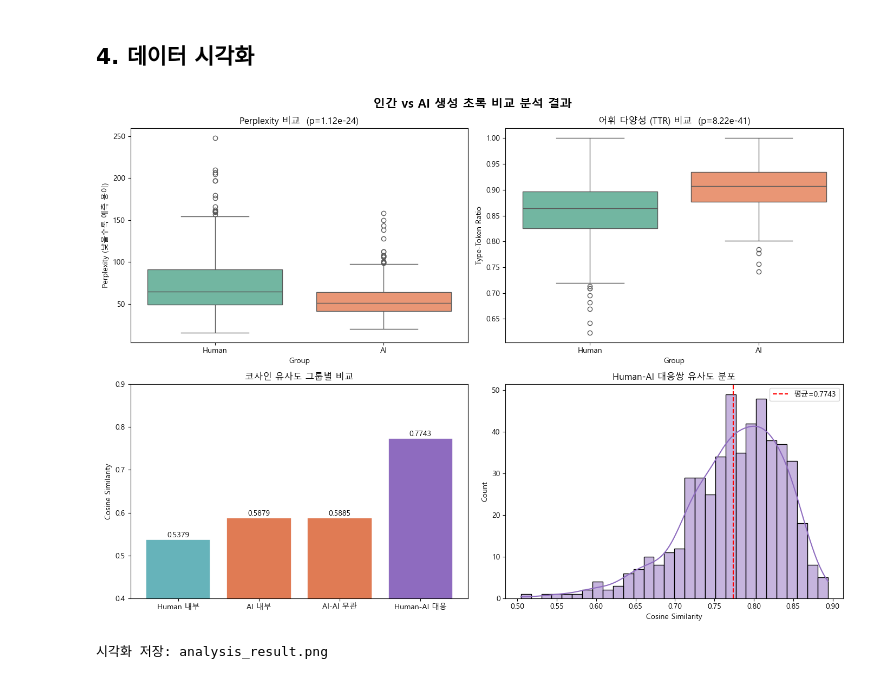
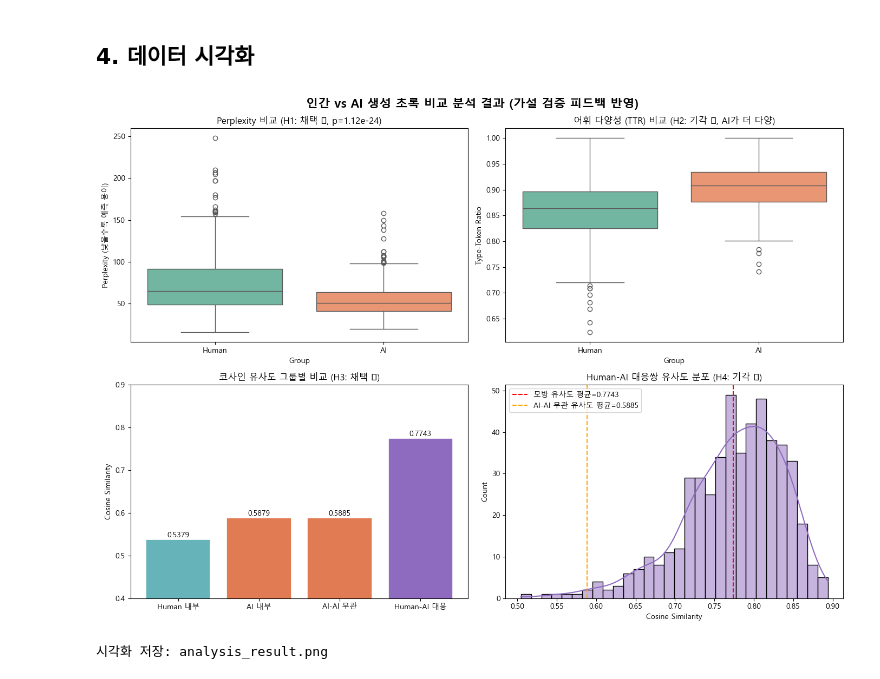
Before and after one commit to nuclyee72/ML_Team_Project_AbstractComp, a Jupyter notebook: data_analysis.ipynb, the cells around one changed output. Drawn from its saved outputs; the diff is of its cells as text; code cells hidden in the pictures.

```diff
--- a/data_analysis.ipynb
+++ b/data_analysis.ipynb
@@ -246,51 +249,53 @@ print("→ 4가지 가설 모두 유의수준 α=0.05 하에서 채택")
 ## 4. 데이터 시각화
 # %%
 fig, axes = plt.subplots(2, 2, figsize=(14, 10))
-fig.suptitle('인간 vs AI 생성 초록 비교 분석 결과', fontsize=16, fontweight='bold')
+fig.suptitle('인간 vs AI 생성 초록 비교 분석 결과 (가설 검증 피드백 반영)', fontsize=16, fontweight='bold')
 
-# 1. PPL Boxplot
+# 1. PPL Boxplot (채택)
 ppl_data = pd.DataFrame({
     'Perplexity': pd.concat([df['ppl_human'], df['ppl_ai']], ignore_index=True),
     'Group': ['Human']*len(df) + ['AI']*len(df)
 })
 sns.boxplot(x='Group', y='Perplexity', data=ppl_data, palette='Set2', ax=axes[0,0])
-axes[0,0].set_title(f'Perplexity 비교  (p=1.12e-24)')
+axes[0,0].set_title('Perplexity 비교 (H1: 채택 ✅, p=1.12e-24)')
 axes[0,0].set_ylabel('Perplexity (낮을수록 예측 용이)')
 
-# 2. TTR Boxplot
+# 2. TTR Boxplot (기각: 실제로는 AI TTR이 더 높음)
 ttr_data = pd.DataFrame({
     'TTR': pd.concat([df['ttr_human'], df['ttr_ai']], ignore_index=True),
     'Group': ['Human']*len(df) + ['AI']*len(df)
 })
 sns.boxplot(x='Group', y='TTR', data=ttr_data, palette='Set2', ax=axes[0,1])
-axes[0,1].set_title('어휘 다양성 (TTR) 비교  (p=8.22e-41)')
+axes[0,1].set_title('어휘 다양성 (TTR) 비교 (H2: 기각 ❌, AI가 더 다양)')
 axes[0,1].set_ylabel('Type-Token Ratio')
 
-# 3. 그룹 내 유사도 (요약 막대)
+# 3. 코사인 유사도 그룹별 비교 (H3 채택)
 groups = ['Human 내부', 'AI 내부', 'AI-AI 무관', 'Human-AI 대응']
 means  = [0.5379, 0.5879, 0.5885, df['sim_human_ai'].mean()]
 colors = ['#66b3ba', '#e07b54', '#e07b54', '#8e6bbf']
 bars = axes[1,0].bar(groups, means, color=colors, edgecolor='white', linewidth=1.2)
-axes[1,0].set_title('코사인 유사도 그룹별 비교')
+axes[1,0].set_title('코사인 유사도 그룹별 비교 (H3: 채택 ✅)')
 axes[1,0].set_ylabel('Cosine Similarity')
 axes[1,0].set_ylim(0.4, 0.9)
 for bar, val in zip(bars, means):
     axes[1,0].text(bar.get_x()+bar.get_width()/2, bar.get_height()+0.005,
                    f'{val:.4f}', ha='center', fontsize=10)
 
-# 4. Human-AI 대응 유사도 분포
+# 4. Human-AI 대응 유사도 분포 (H4 기각: 실제로는 Human-AI 모방 유사도가 훨씬 높음)
 sns.histplot(df['sim_human_ai'].dropna(), bins=30, kde=True,
              color='#8e6bbf', ax=axes[1,1])
 axes[1,1].axvline(df['sim_human_ai'].mean(), color='red', linestyle='--',
-                  label=f"평균={df['sim_human_ai'].mean():.4f}")
-axes[1,1].set_title('Human-AI 대응쌍 유사도 분포')
+                  label=f"모방 유사도 평균={df['sim_human_ai'].mean():.4f}")
+axes[1,1].axvline(0.5885, color='orange', linestyle='--',
+                  label='AI-AI 무관 유사도 평균=0.5885')
+axes[1,1].set_title('Human-AI 대응쌍 유사도 분포 (H4: 기각 ❌)')
 axes[1,1].set_xlabel('Cosine Similarity')
 axes[1,1].legend()
 
 plt.tight_layout()
 plt.savefig('analysis_result.png', dpi=150, bbox_inches='tight')
 plt.show()
 print("시각화 저장: analysis_result.png")
 # %% [output]
-[figure, old version]
+[figure, new version]
 시각화 저장: analysis_result.png
```
Also changed, not shown: parts of 10 cells of this notebook, 4 other files.
